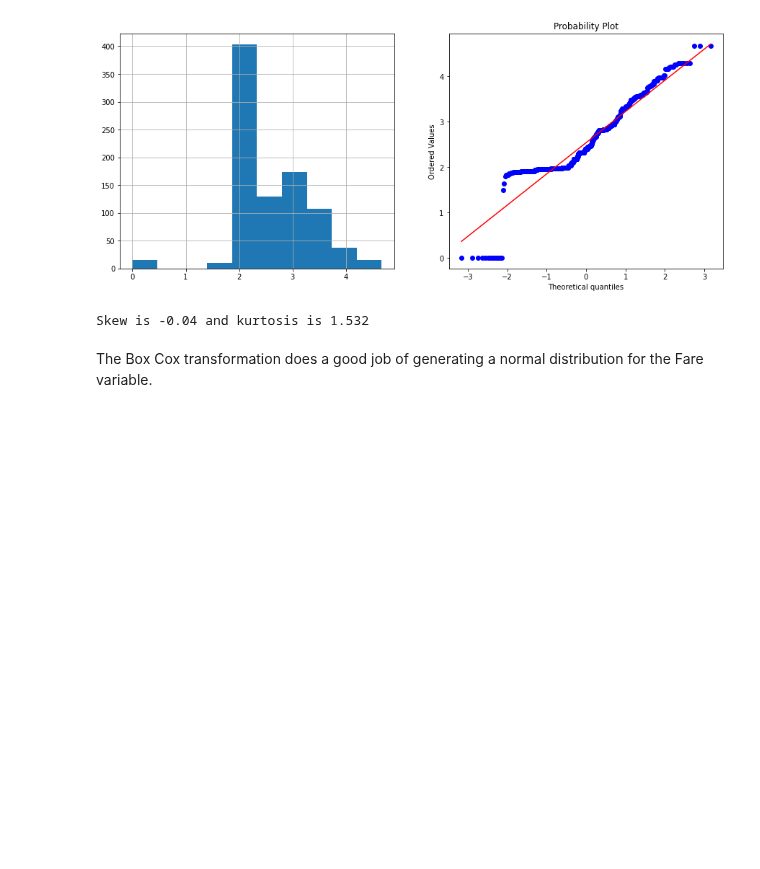
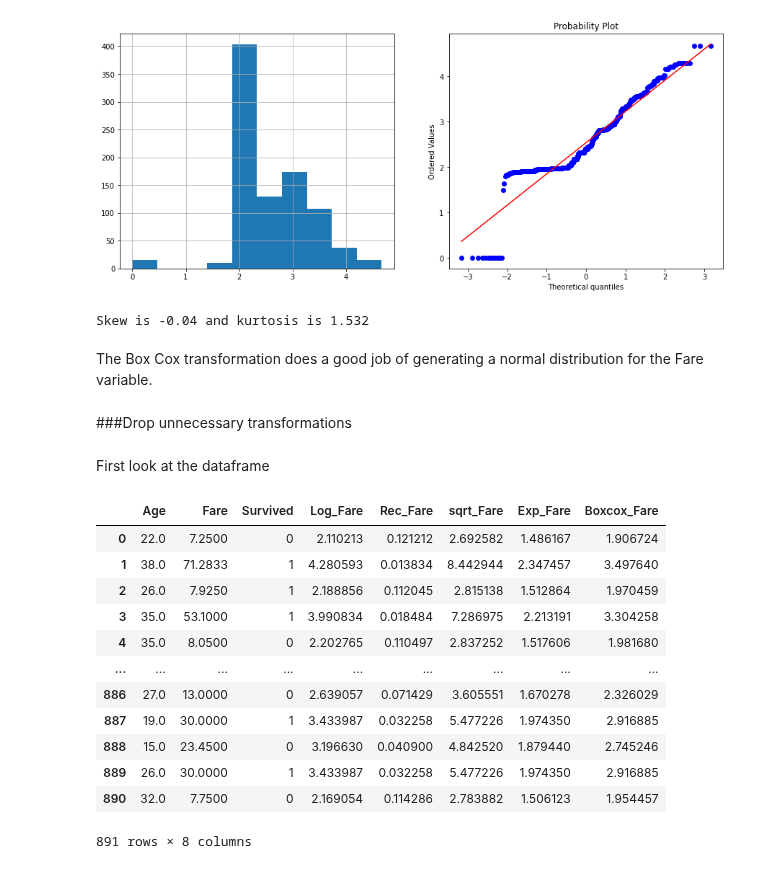
Before and after one commit to mverschoor-phd/mverschoor-phd.github.io, a Jupyter notebook: Titanic_Transformations.ipynb, the cells around one changed output. Saved outputs shown, nothing was run; the diff lists cells and outputs as text; code cells hidden in the pictures; blank space fills up the shorter version.

```diff
--- a/Titanic_Transformations.ipynb
+++ b/Titanic_Transformations.ipynb
@@ -170,3 +170,24 @@ Optimal lambda value -0.098
 Skew is -0.04 and kurtosis is 1.532
 # %% [markdown]
 The Box Cox transformation does a good job of generating a normal distribution for the Fare variable.
+# %% [markdown]
+###Drop unnecessary transformations
+# %% [markdown]
+First look at the dataframe
+# %%
+df = pd.DataFrame(data)
+df
+# %% [output]
+|  | Age | Fare | Survived | Log_Fare | Rec_Fare | sqrt_Fare | Exp_Fare | Boxcox_Fare |
+| 0 | 22.0 | 7.2500 | 0 | 2.110213 | 0.121212 | 2.692582 | 1.486167 | 1.906724 |
+| 1 | 38.0 | 71.2833 | 1 | 4.280593 | 0.013834 | 8.442944 | 2.347457 | 3.497640 |
+| 2 | 26.0 | 7.9250 | 1 | 2.188856 | 0.112045 | 2.815138 | 1.512864 | 1.970459 |
+| 3 | 35.0 | 53.1000 | 1 | 3.990834 | 0.018484 | 7.286975 | 2.213191 | 3.304258 |
+| 4 | 35.0 | 8.0500 | 0 | 2.202765 | 0.110497 | 2.837252 | 1.517606 | 1.981680 |
+| ... | ... | ... | ... | ... | ... | ... | ... | ... |
+| 886 | 27.0 | 13.0000 | 0 | 2.639057 | 0.071429 | 3.605551 | 1.670278 | 2.326029 |
+| 887 | 19.0 | 30.0000 | 1 | 3.433987 | 0.032258 | 5.477226 | 1.974350 | 2.916885 |
+| 888 | 15.0 | 23.4500 | 0 | 3.196630 | 0.040900 | 4.842520 | 1.879440 | 2.745246 |
+| 889 | 26.0 | 30.0000 | 1 | 3.433987 | 0.032258 | 5.477226 | 1.974350 | 2.916885 |
+| 890 | 32.0 | 7.7500 | 0 | 2.169054 | 0.114286 | 2.783882 | 1.506123 | 1.954457 |
+891 rows × 8 columns
```
Also changed, not shown: parts of 2 cells of this notebook.
